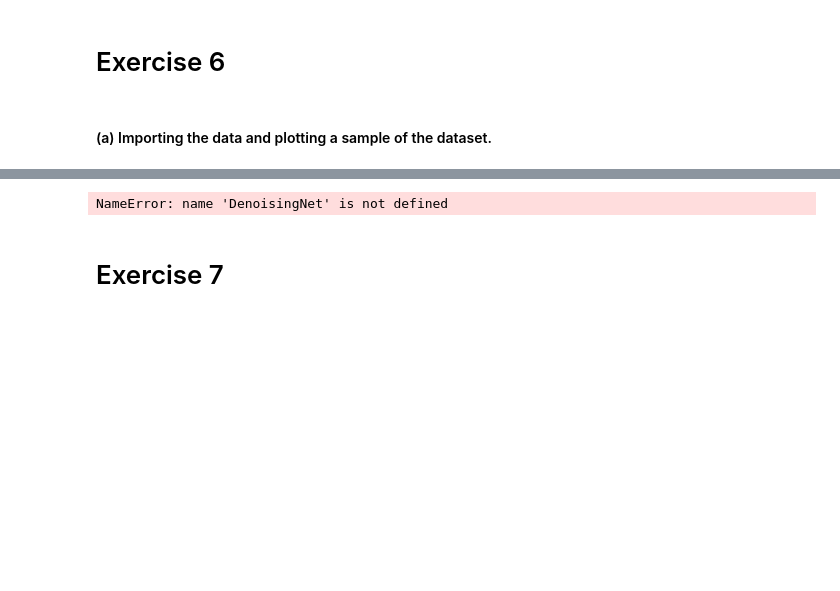
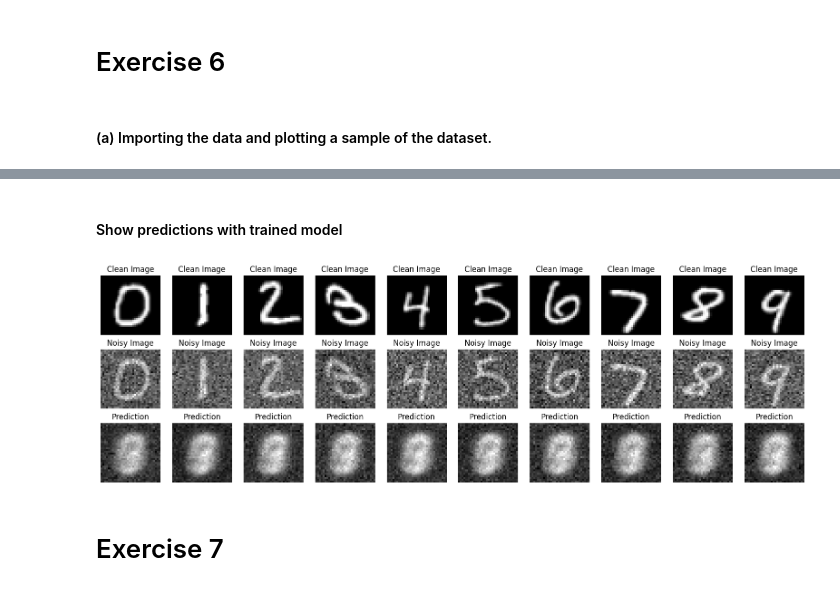
Before and after one commit to svenbbsp/5LSL0, a Jupyter notebook: Assignment_1/Assignment_1_Notebook.ipynb, the cells around one changed output, grey strips where cells are left out. Drawn from its saved outputs; the diff is of its cells as text; code cells hidden in the pictures; blank space fills up the shorter version.

```diff
--- a/Assignment_1/Assignment_1_Notebook.ipynb
+++ b/Assignment_1/Assignment_1_Notebook.ipynb
@@ -230,28 +397,41 @@ print(f'Accuracy of the network on the test images: {100 * correct / total}%')
+# %% [markdown]
+#### Show predictions with trained model
 # %%
-# Instantiate the model
-model = DenoisingNet()
+# Load the trained model
+model = DenoisingNet().to(device)  # Instantiate the model
+model.load_state_dict(torch.load('model_weights.pth'))  # Load the weights
 
 # Get some test data
-dataiter = iter(test_loader)
-images, labels = dataiter.next()
+examples = enumerate(test_loader)
+_, (clean_example, noisy_example, labels_example) = next(examples)
 
-# Make a prediction with the untrained network
-outputs = model(images)
+# Make a prediction with the trained network
+outputs = model(noisy_example.to(device))  # Make sure to move your inputs to the device
 
-# Plot the first 10 test images and their corresponding predictions
-fig, axs = plt.subplots(2, 10, figsize=(20, 4))
+# Move outputs back to cpu for plotting
+outputs = outputs.cpu()
+
+# Plot the first 10 test images, noisy images and their corresponding predictions
+fig, axs = plt.subplots(3, 10, figsize=(20, 6))
 
 for i in range(10):
-    # Plot the test image
-    axs[0, i].imshow(images[i].view(28, 28).detach().numpy(), cmap='gray')
+    # Plot the clean image
+    axs[0, i].imshow(clean_example[i].view(32, 32).detach().numpy(), cmap='gray')
     axs[0, i].axis('off')
+    axs[0, i].set_title('Clean Image')
+
+    # Plot the noisy image
+    axs[1, i].imshow(noisy_example[i].view(32, 32).detach().numpy(), cmap='gray')
+    axs[1, i].axis('off')
+    axs[1, i].set_title('Noisy Image')
 
     # Plot the prediction
-    axs[1, i].imshow(outputs[i].view(28, 28).detach().numpy(), cmap='gray')
-    axs[1, i].axis('off')
+    axs[2, i].imshow(outputs[i].view(32, 32).detach().numpy(), cmap='gray')
+    axs[2, i].axis('off')
+    axs[2, i].set_title('Prediction')
 
 plt.show()
 # %% [output]
-NameError: name 'DenoisingNet' is not defined
+[figure, added]
 # %% [markdown]
 # Exercise 7
```
Also changed, not shown: parts of 15 cells of this notebook.
